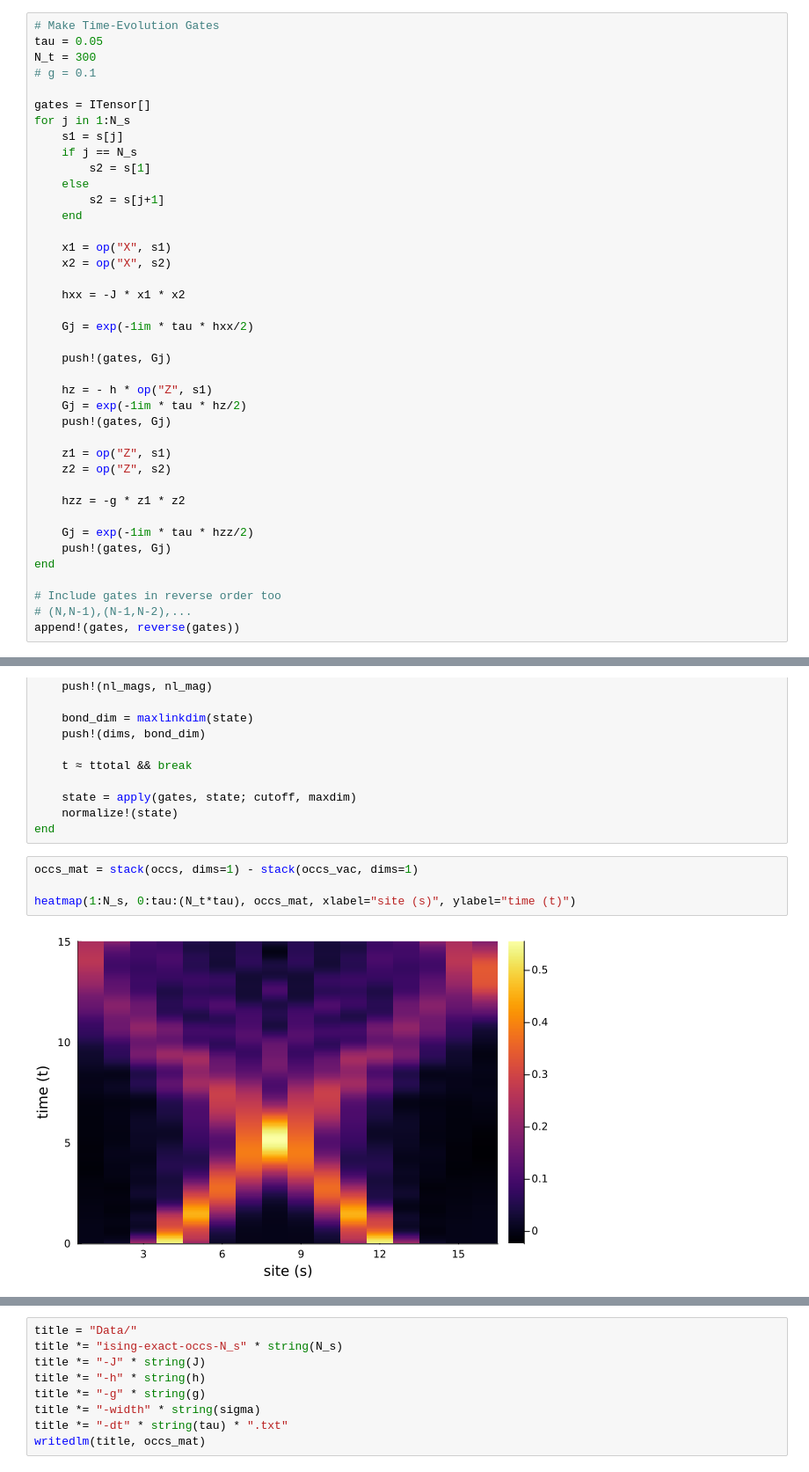
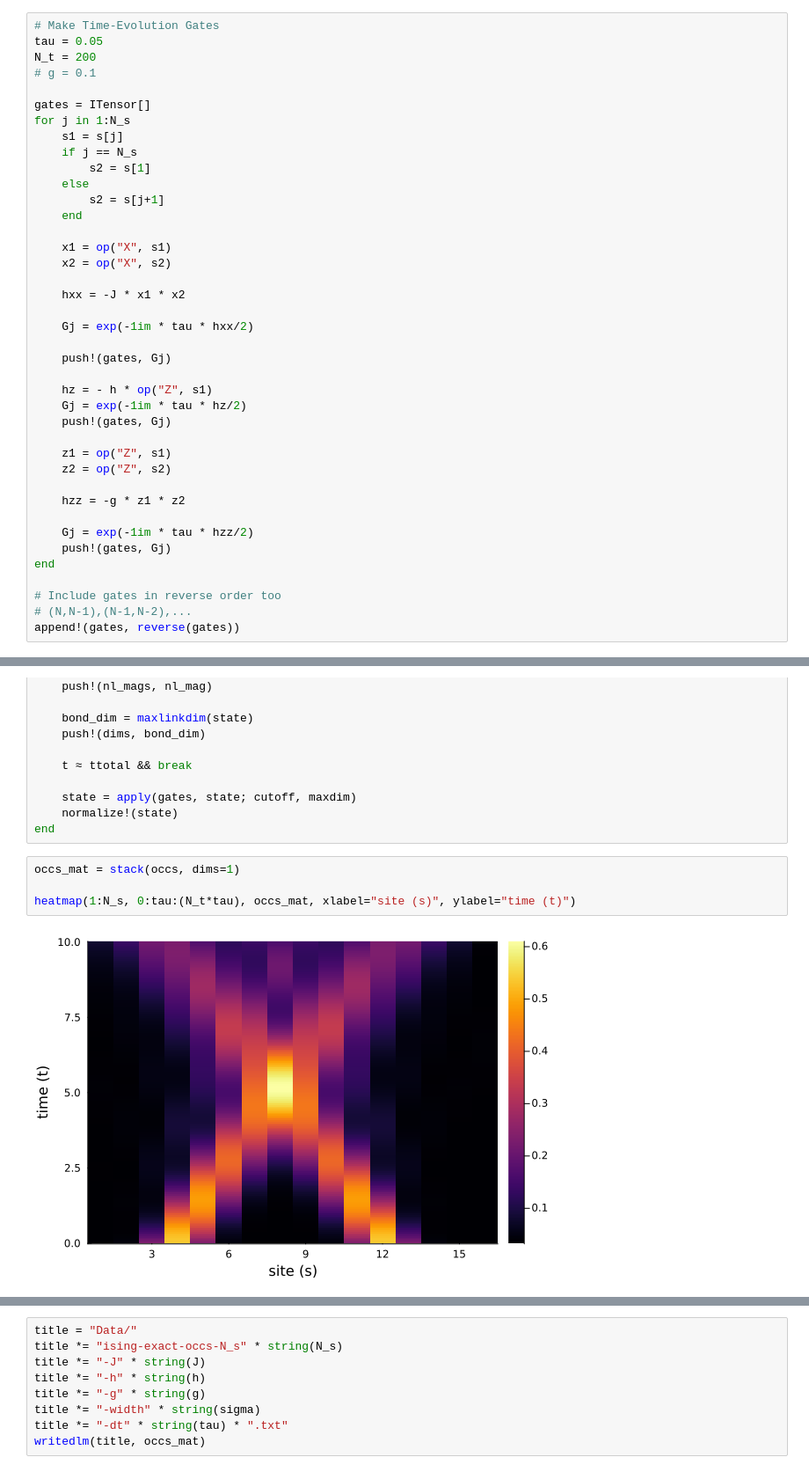
Before and after one commit to masaduzz1/Gross-Neveu-scattering-v2, a Jupyter notebook: MH Codes/ising-tebd.ipynb, the cells around one changed output, grey strips where cells are left out. Shown at 88% size. Saved outputs shown, nothing was run; the diff lists cells and outputs as text.

```diff
--- a/MH Codes/ising-tebd.ipynb
+++ b/MH Codes/ising-tebd.ipynb
@@ -557,7 +283,7 @@ plot(bar(sites, occs; label="TEBD"), xlabel="site (s)", ylabel="Occupation Numbe
 # %%
 # Make Time-Evolution Gates
 tau = 0.05
-N_t = 300
+N_t = 200
 # g = 0.1
 
 gates = ITensor[]
@@ -647,9 +373,9 @@ for t in 0:tau:ttotal
     normalize!(state)
 end
 # %%
-occs_mat = stack(occs, dims=1) - stack(occs_vac, dims=1)
+occs_mat = stack(occs, dims=1)
 
 heatmap(1:N_s, 0:tau:(N_t*tau), occs_mat, xlabel="site (s)", ylabel="time (t)")
 # %% [output]
-[figure, old version]
+[figure, new version]
 # %%
```
Also changed, not shown: parts of 16 cells of this notebook.
